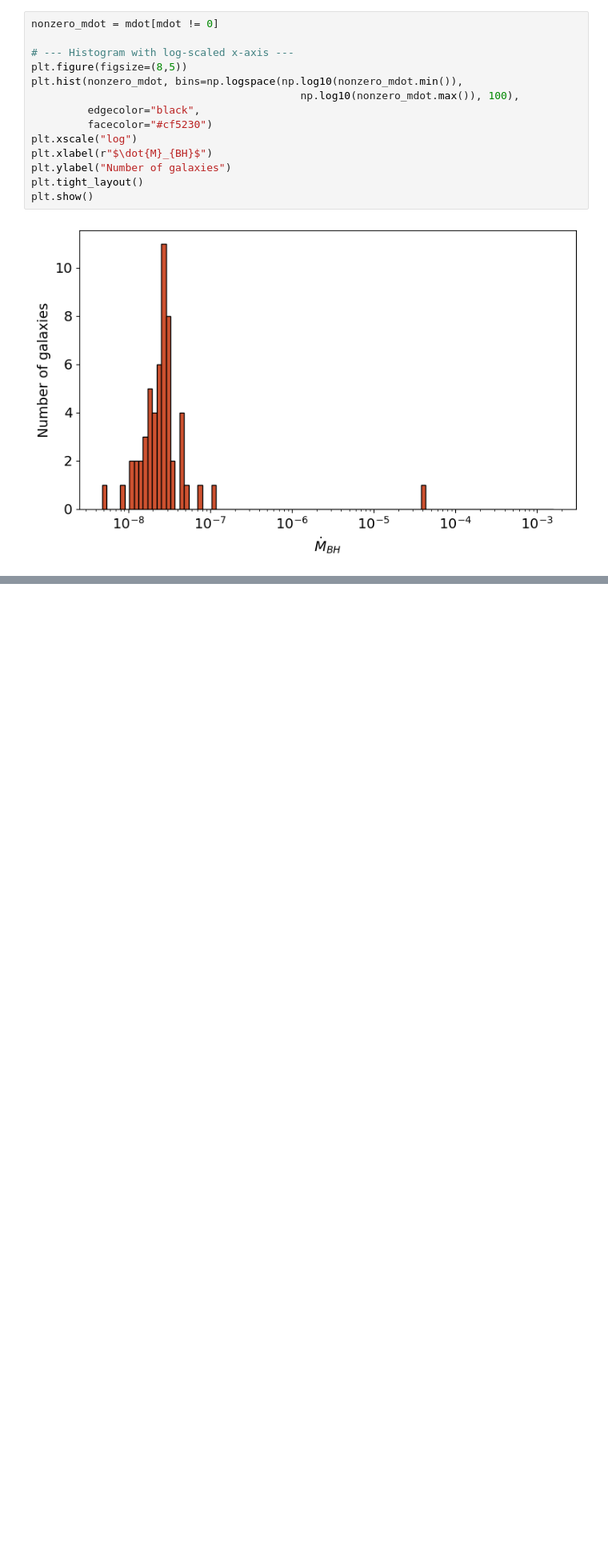
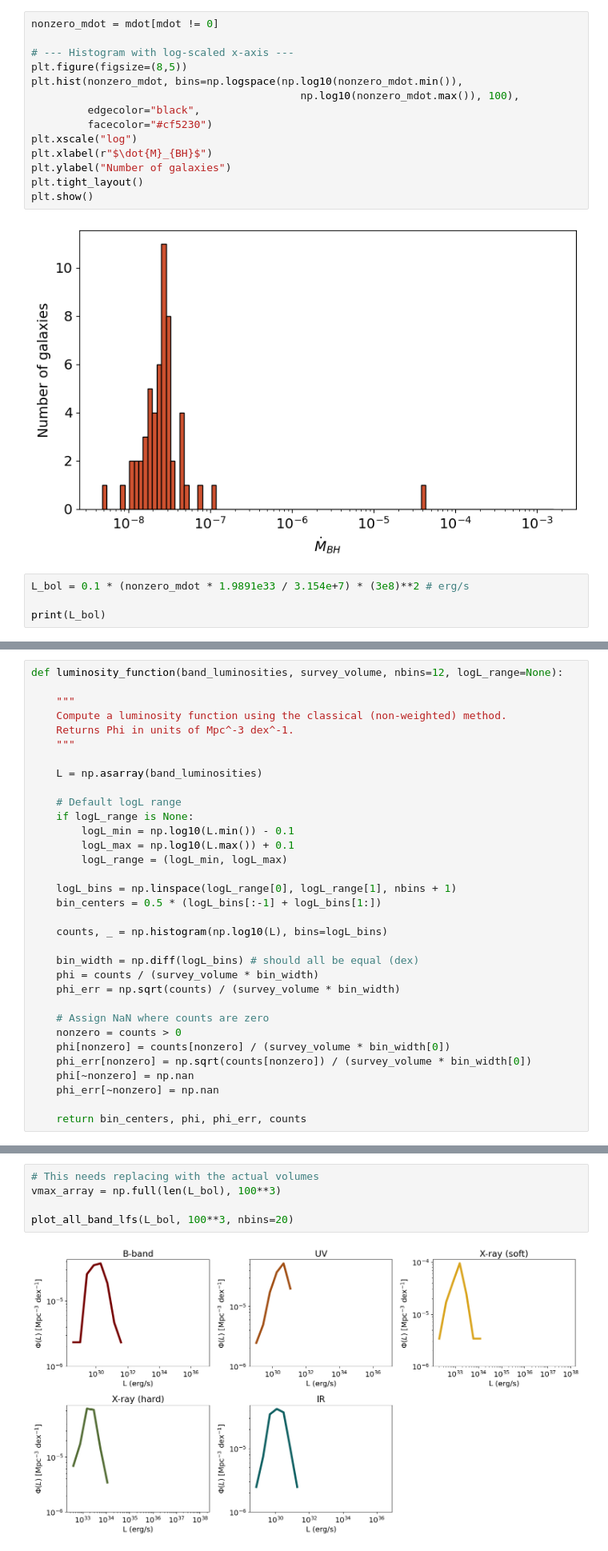
Before and after one commit to sophie-newman/cca-predoc, a Jupyter notebook: bolometric_corrections.ipynb, the cells around one changed output, grey strips where cells are left out. Shown: that part at 80% size. Saved outputs shown, nothing was run; the diff lists cells and outputs as text; blank space fills up the shorter version.

Commit message:
compute LF

```diff
--- a/bolometric_corrections.ipynb
+++ b/bolometric_corrections.ipynb
@@ -74,3 +75,7 @@ plt.tight_layout()
 plt.show()
 # %% [output]
 [figure]
+# %%
+L_bol = 0.1 * (nonzero_mdot * 1.9891e33 / 3.154e+7) * (3e8)**2 # erg/s
+
+print(L_bol)
@@ -76,0 +163,33 @@ plt.show()
+# %%
+def luminosity_function(band_luminosities, survey_volume, nbins=12, logL_range=None):
+
+    """
+    Compute a luminosity function using the classical (non-weighted) method.
+    Returns Phi in units of Mpc^-3 dex^-1.
+    """
+
+    L = np.asarray(band_luminosities)
+
+    # Default logL range
+    if logL_range is None:
+        logL_min = np.log10(L.min()) - 0.1
+        logL_max = np.log10(L.max()) + 0.1
+        logL_range = (logL_min, logL_max)
+
+    logL_bins = np.linspace(logL_range[0], logL_range[1], nbins + 1)
+    bin_centers = 0.5 * (logL_bins[:-1] + logL_bins[1:])
+
+    counts, _ = np.histogram(np.log10(L), bins=logL_bins)
+
+    bin_width = np.diff(logL_bins) # should all be equal (dex)
+    phi = counts / (survey_volume * bin_width)
+    phi_err = np.sqrt(counts) / (survey_volume * bin_width)
+
+    # Assign NaN where counts are zero
+    nonzero = counts > 0
+    phi[nonzero] = counts[nonzero] / (survey_volume * bin_width[0])
+    phi_err[nonzero] = np.sqrt(counts[nonzero]) / (survey_volume * bin_width[0])
+    phi[~nonzero] = np.nan
+    phi_err[~nonzero] = np.nan
+
+    return bin_centers, phi, phi_err, counts
@@ -76,0 +245,7 @@ plt.show()
+# %%
+# This needs replacing with the actual volumes
+vmax_array = np.full(len(L_bol), 100**3)
+
+plot_all_band_lfs(L_bol, 100**3, nbins=20)
+# %% [output]
+[figure, added]
```
Also changed, not shown: parts of 4 cells of this notebook.
